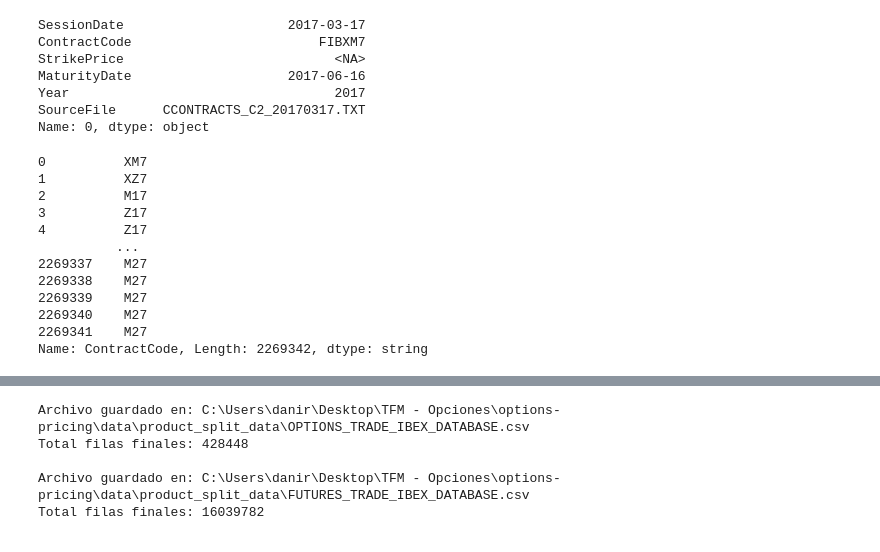
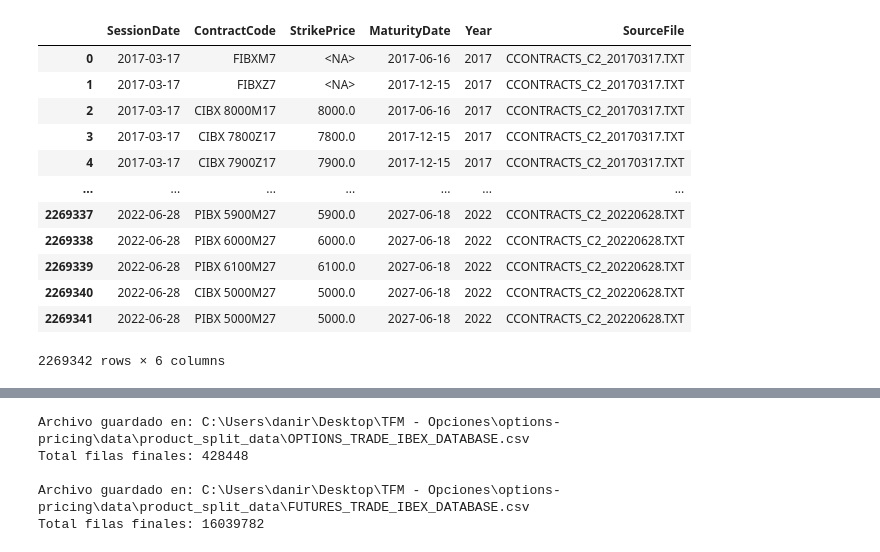
Before and after one commit to epiblasfunds/options-pricing, a Jupyter notebook: data.ipynb, the cells around one changed output, grey strips where cells are left out. Drawn from its saved outputs; the diff is of its cells as text; code cells hidden in the pictures.

```diff
--- a/data.ipynb
+++ b/data.ipynb
@@ -16,9 +16,10 @@ from src.data_management.merge_raw_step.trade_ibex_loader import TradeIbexLoader
 from src.enums.data_enums.contract_type_enum import ContractTypeEnum
 # %%
 # CCONTRACTS_C2
-ccontracts_c2_df = CContractsC2Loader().build_database(
+ccontracts_c2_df = CContractsC2Loader.load(
     columns_list=config.data_config.read_raw_config.ccontracts_c2_columns_list,
     selected_columns_dict=config.data_config.read_raw_config.ccontracts_c2_columns_selected_dict,
     file_prefix=config.data_config.read_raw_config.cconctracts_c2_prefix,
 )
+ccontracts_c2_df
 # %% [output]
@@ -26,25 +27,13 @@ ccontracts_c2_df = CContractsC2Loader().build_database(
+|  | SessionDate | ContractCode | StrikePrice | MaturityDate | Year | SourceFile |
+| 0 | 2017-03-17 | FIBXM7 | <NA> | 2017-06-16 | 2017 | CCONTRACTS_C2_20170317.TXT |
+| 1 | 2017-03-17 | FIBXZ7 | <NA> | 2017-12-15 | 2017 | CCONTRACTS_C2_20170317.TXT |
+| 2 | 2017-03-17 | CIBX 8000M17 | 8000.0 | 2017-06-16 | 2017 | CCONTRACTS_C2_20170317.TXT |
+| 3 | 2017-03-17 | CIBX 7800Z17 | 7800.0 | 2017-12-15 | 2017 | CCONTRACTS_C2_20170317.TXT |
+| 4 | 2017-03-17 | CIBX 7900Z17 | 7900.0 | 2017-12-15 | 2017 | CCONTRACTS_C2_20170317.TXT |
+| ... | ... | ... | ... | ... | ... | ... |
+| 2269337 | 2022-06-28 | PIBX 5900M27 | 5900.0 | 2027-06-18 | 2022 | CCONTRACTS_C2_20220628.TXT |
+| 2269338 | 2022-06-28 | PIBX 6000M27 | 6000.0 | 2027-06-18 | 2022 | CCONTRACTS_C2_20220628.TXT |
+| 2269339 | 2022-06-28 | PIBX 6100M27 | 6100.0 | 2027-06-18 | 2022 | CCONTRACTS_C2_20220628.TXT |
+| 2269340 | 2022-06-28 | CIBX 5000M27 | 5000.0 | 2027-06-18 | 2022 | CCONTRACTS_C2_20220628.TXT |
+| 2269341 | 2022-06-28 | PIBX 5000M27 | 5000.0 | 2027-06-18 | 2022 | CCONTRACTS_C2_20220628.TXT |
+2269342 rows × 6 columns
-# %%
-ccontracts_c2_df.iloc[0]
-# %% [output]
-SessionDate                     2017-03-17
-ContractCode                        FIBXM7
-StrikePrice                           <NA>
-MaturityDate                    2017-06-16
-Year                                  2017
-SourceFile      CCONTRACTS_C2_20170317.TXT
-Name: 0, dtype: object
-# %%
-ccontracts_c2_df.ContractCode.str.slice(-3)
-# %% [output]
-0          XM7
-1          XZ7
-2          M17
-3          Z17
-4          Z17
-          ...
-2269337    M27
-2269338    M27
-2269339    M27
-2269340    M27
-2269341    M27
-Name: ContractCode, Length: 2269342, dtype: string
```
Also changed, not shown: parts of 13 cells of this notebook, 10 other files.
